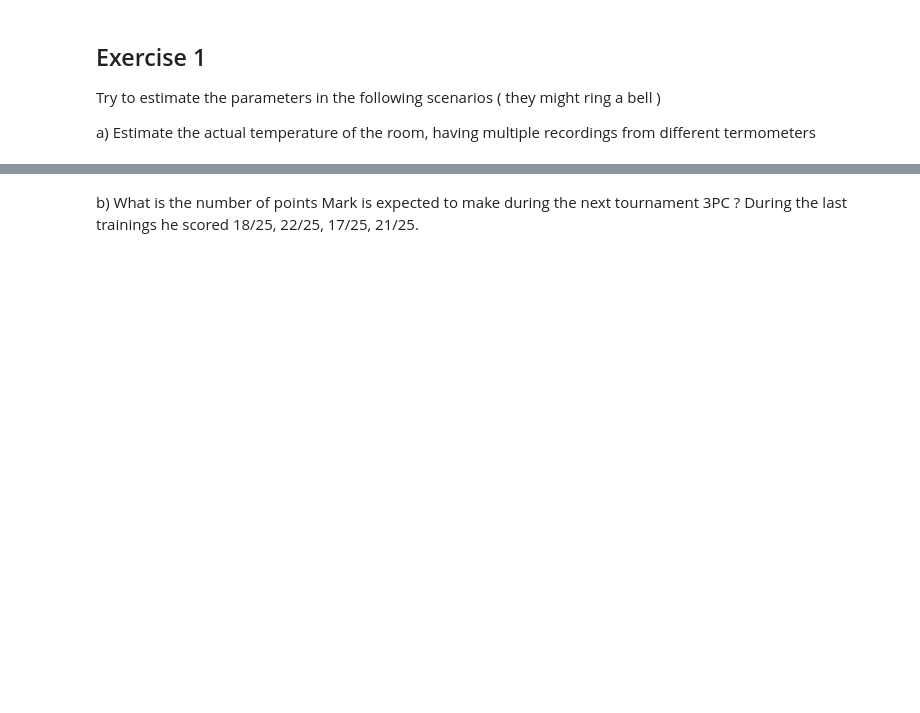
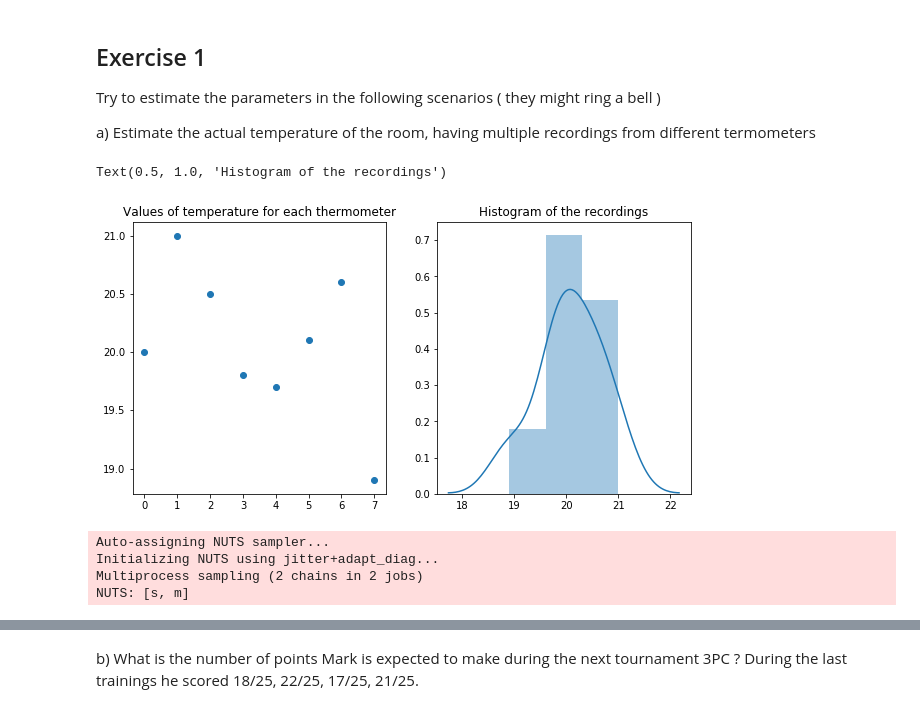
Before and after one commit to violafanfani/small_data, a Jupyter notebook: notebooks/notebook1_intro2pymc_viola.ipynb, the cells around one changed output, grey strips where cells are left out. Drawn from its saved outputs; the diff is of its cells as text; code cells hidden in the pictures; blank space fills up the shorter version.

```diff
--- a/notebooks/notebook1_intro2pymc_viola.ipynb
+++ b/notebooks/notebook1_intro2pymc_viola.ipynb
@@ -246,8 +245,14 @@ a) Estimate the actual temperature of the room, having multiple recordings from
 # %%
 # Solve Exercise 1a here
 temperature = [20 , 21, 20.5, 19.8, 19.7, 20.1, 20.6, 18.9, ]
 
 # Plot the data
 
-# Build the model, remember the definition in PyMC3
-# with pm.Model() as model_name: ...
+f,ax = plt.subplots(1,2, figsize = (10,5))
+ax[0].scatter(np.arange(0,8), temperature)
+ax[0].set_title('Values of temperature for each thermometer')
+sns.distplot(np.array(temperature), ax=ax[1])
+ax[1].set_title('Histogram of the recordings')
+# %% [output]
+Text(0.5, 1.0, 'Histogram of the recordings')
+[figure, added]
@@ -256,2 +259,18 @@ temperature = [20 , 21, 20.5, 19.8, 19.7, 20.1, 20.6, 18.9, ]
+# %%
+# Build the model, remember the definition in PyMC3
+# with pm.Model() as model_name: ...
+
+with pm.Model() as model_temp:
+    m=pm.Normal('m',22,sd=5)
+    s = pm.Gamma( 's',1,1)
+
+    obs = pm.Normal('obs', mu=m, sd = s, observed = temperature)
+    # Evaluate the posterior
+    trace = pm.sample(1000, tune = 1000)
+# %% [output]
+Auto-assigning NUTS sampler...
+Initializing NUTS using jitter+adapt_diag...
+Multiprocess sampling (2 chains in 2 jobs)
+NUTS: [s, m]
 # %%
 # What can we say on the posterior? Show the summary statistics and some plot
```
Also changed, not shown: parts of 31 cells of this notebook.
